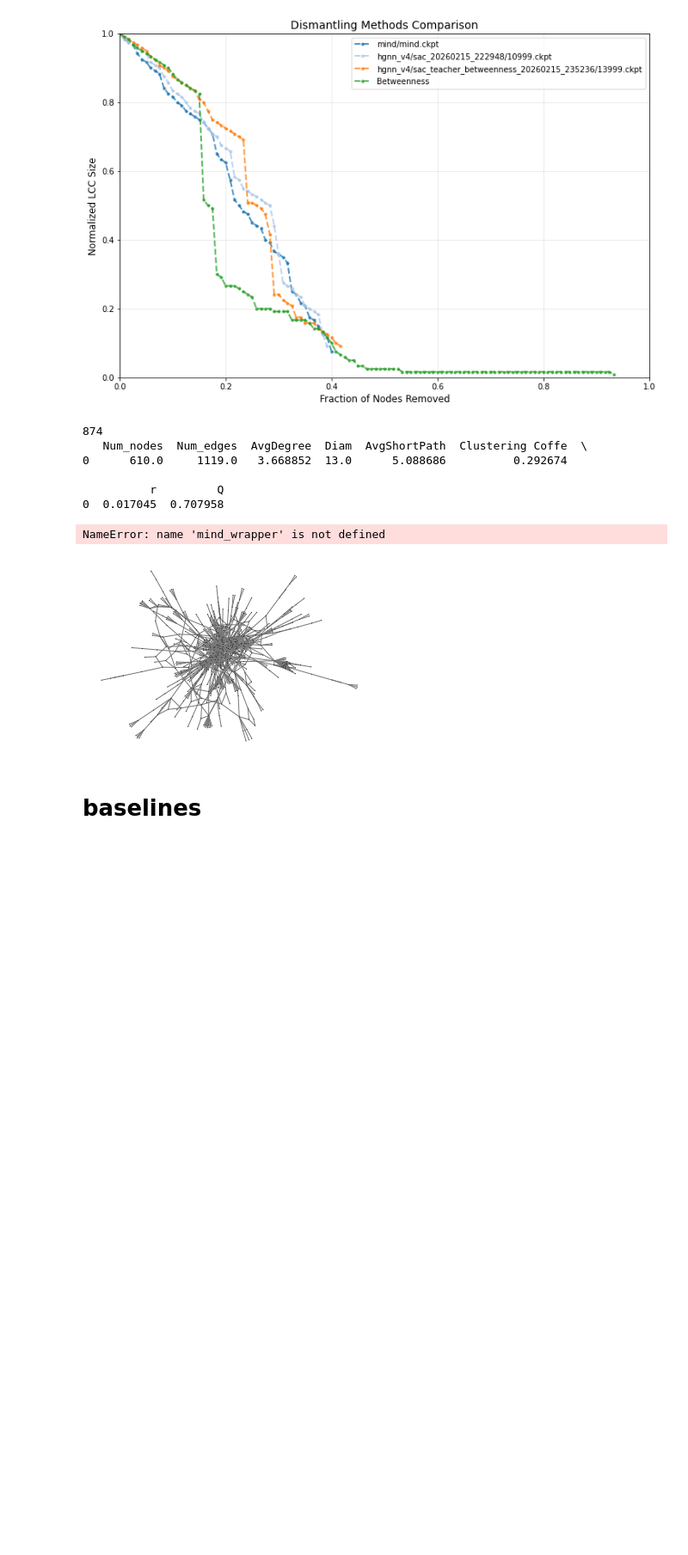
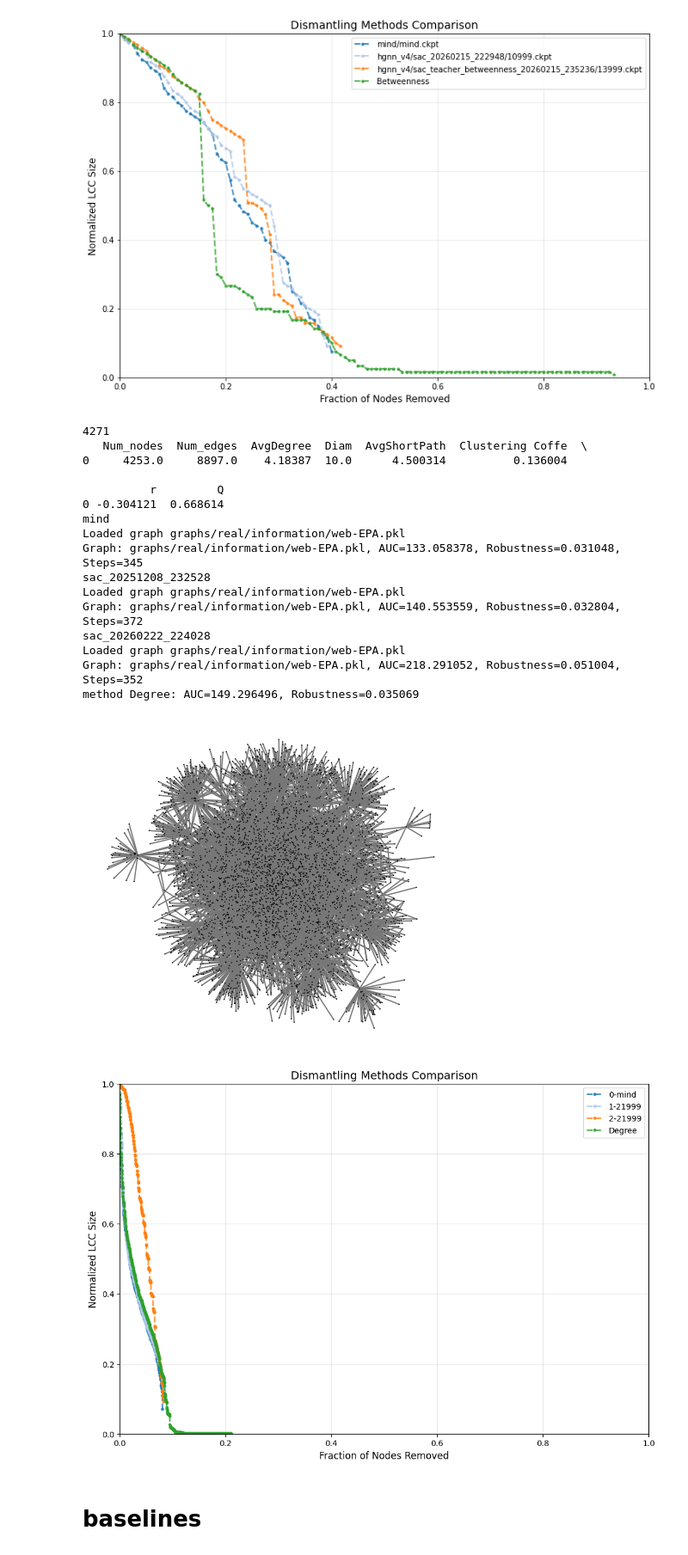
Before and after one commit to Rich-Chaw/MIND-ND, a Jupyter notebook: baseline.ipynb, the cells around one changed output. Shown at 86% size. Cells and saved outputs as stored; diff of their text form; code cells hidden in the pictures; blank space fills up the shorter version.

```diff
--- a/baseline.ipynb
+++ b/baseline.ipynb
@@ -262,16 +259,25 @@ importlib.reload(baseline)
 from utils.common import load_g
 from utils.graph_models import statistics
 from utils.plot import plot_graph
+from utils.structural_diversity_analysis import analyze_powerlaw
 
-g_name = 'test'
+g_name = 'graphs/real/social/librec-filmtrust-trust.pkl'
+# g_name = 'graphs/real/social/petster-hamster.pkl'
+g_name = 'graphs/real/social/librec-ciaodvd-trust.pkl'
+
+
+# g_name = 'graphs/real/information/dimacs10-polblogs.pkl'
+g_name = 'graphs/real/information/web-EPA.pkl'
+
 # g = load_g(f'graphs/real/FINDER/Crime.pkl',name=g_name)
 # g = load_g(f'graphs/real/FINDER/Digg.pkl',name=g_name)
 # g = load_g(f'graphs/real/bio/arenas-meta.pkl',name=g_name)
 # g = load_g(f'graphs/real/bio/maayan-Stelzl.pkl',name=g_name)
 # g = load_g(f'graphs/real/bio/moreno_propro.pkl',name=g_name)
 # g = load_g(f'graphs/real/bio/maayan-figeys.pkl',name=g_name)
-g = load_g(f'graphs/real/social/librec-filmtrust-trust.pkl',name=g_name)
+
 # g = load_g(f'graphs/real/social/opsahl-ucsocial.pkl',name=g_name)
+g = load_g(g_name,name=g_name)
 # g = load_g(f'graphs/real/information/dimacs10-polblogs.pkl',name=g_name)
 # g = load_g(f'graphs/real/information/subelj_jdk_jdk.pkl',name=g_name)
 # g = load_g(f'graphs/real/tech/london_transport_multiplex_aggr.pkl',name=g_name)
@@ -291,10 +297,12 @@ print(g.vcount())
 g_lcc = g.connected_components().giant()
 plot_graph(g_lcc)
 print(statistics(g_lcc))
+analyze_powerlaw(g_lcc)
 
 all_results = {}
 compare_mind_ckpts = [
                     'saved/mind/mind.ckpt',
+                    'saved/mind/sac_20251208_232528/21999.ckpt',
                     # 'saved/finetune_20251216_003004/7999.ckpt',
                     # 'saved/finetune_20251216_140104/2999.ckpt',
                     # 'saved/finetune_20251216_180547/9999.ckpt',
@@ -313,41 +321,52 @@ compare_mind_ckpts = [
                     # "saved/finetune_prior_20260110_214344/13199.ckpt",
                     # "saved/mind/finetune_prior_20260112_113700/13799.ckpt",
                     # "saved/hgnn_v3/sac_teacher_20260129_163549/18999.ckpt",
                     # 'saved/hgnn_v4/sac_graph_task_fixed_film_20260130_191042/13999.ckpt',
                     # 'saved/hgnn_v4/sac_20260215_222948/10999.ckpt',
                     # 'saved/hgnn_v4/sac_teacher_betweenness_20260215_235236/13999.ckpt',
-                    'saved/hgnn_v4//sac_20260216_102427/53999.ckpt',
-                    'saved/hgnn_v4/sac_20260216_102427/66999.ckpt',
+                    # 'saved/hgnn_v4//sac_20260216_102427/53999.ckpt',
+                    # 'saved/hgnn_v4/sac_20260216_102427/66999.ckpt',
+                    'saved/hgnn_v4/sac_20260222_224028/21999.ckpt',
                     ]
 
 for idx, ckpt_pth in enumerate(compare_mind_ckpts):
     gnn = ckpt_pth.split("/")[1]
     _, _, test_removals  = mind_wrapper(g,step_ratio=0.0,ckpt_pth=ckpt_pth)
     method_name = str(idx)+ '-' + os.path.basename(ckpt_pth).replace('.ckpt', '')
     all_results[method_name] = test_removals
 
 from baseline import baseline_dismantling,METHODS
 methods = {
     # "Spectral":METHODS['Spectral'],
     "Degree":METHODS['Degree'],
     # "Betweenness":METHODS['Betweenness'],
     # "CI": METHODS['CI'],
     # 'FINDER':METHODS['FINDER']
 }
-baseline_results = baseline_dismantling(g,methods,visualize=False)
+baseline_results = baseline_dismantling(g,methods,threshold=0.1,visualize=False)
 all_results.update(baseline_results)
 
 from visualize_dismantling import visualize_multiple_curve
 visualize_multiple_curve(g,all_results)
 # %% [output]
-874
+4271
    Num_nodes  Num_edges  AvgDegree  Diam  AvgShortPath  Clustering Coffe  \
-0      610.0     1119.0   3.668852  13.0      5.088686          0.292674
+0     4253.0     8897.0    4.18387  10.0      4.500314          0.136004
 
           r         Q
-0  0.017045  0.707958
+0 -0.304121  0.668614
+mind
+Loaded graph graphs/real/information/web-EPA.pkl
+Graph: graphs/real/information/web-EPA.pkl, AUC=133.058378, Robustness=0.031048, Steps=345
+sac_20251208_232528
+Loaded graph graphs/real/information/web-EPA.pkl
+Graph: graphs/real/information/web-EPA.pkl, AUC=140.553559, Robustness=0.032804, Steps=372
+sac_20260222_224028
+Loaded graph graphs/real/information/web-EPA.pkl
+Graph: graphs/real/information/web-EPA.pkl, AUC=218.291052, Robustness=0.051004, Steps=352
+method Degree: AUC=149.296496, Robustness=0.035069
-NameError: name 'mind_wrapper' is not defined
-[figure, old version]
+[figure, new version]
+[figure, added]
 # %% [markdown]
 # baselines
 # %%
```
Also changed, not shown: parts of 1 cell of this notebook, 8 other files.
